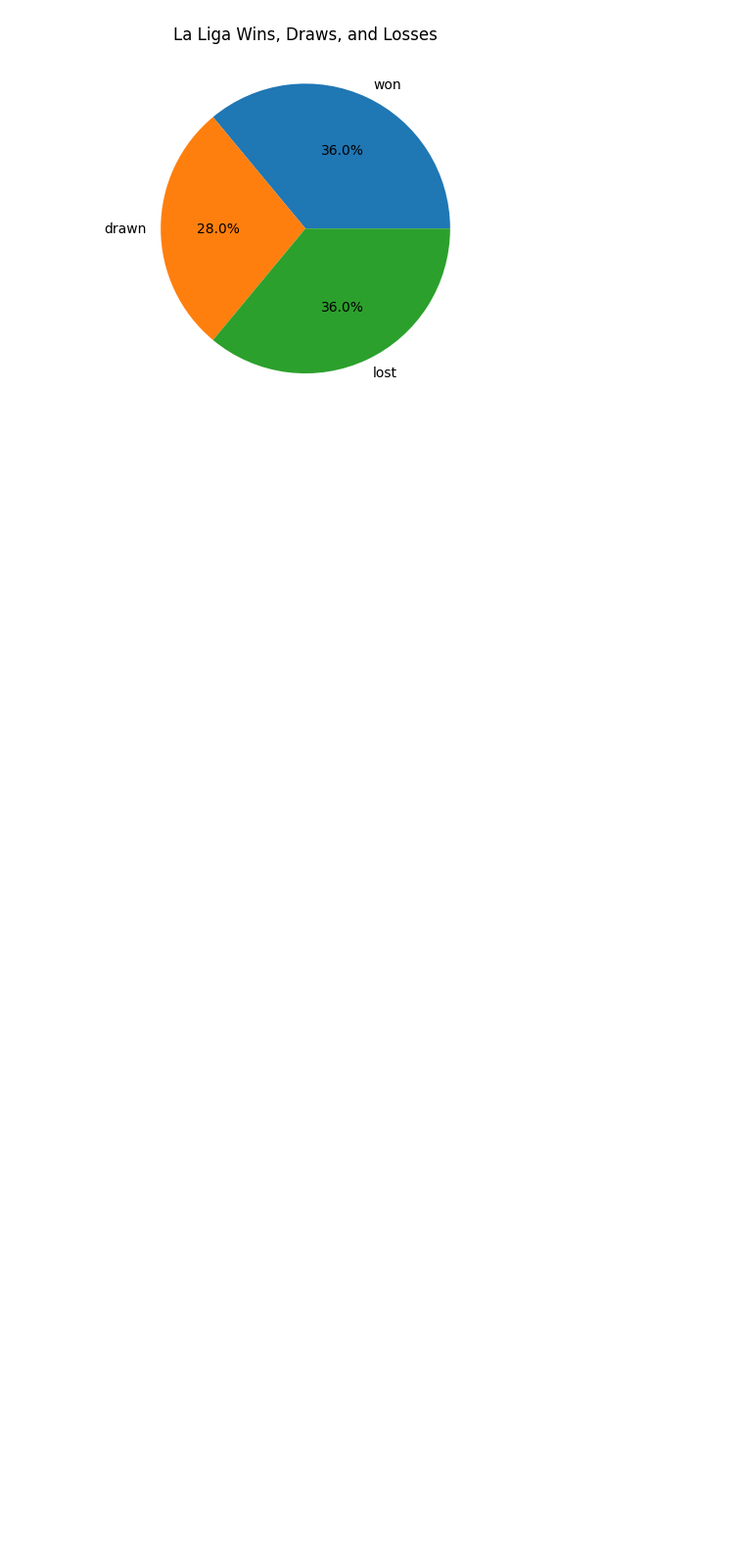
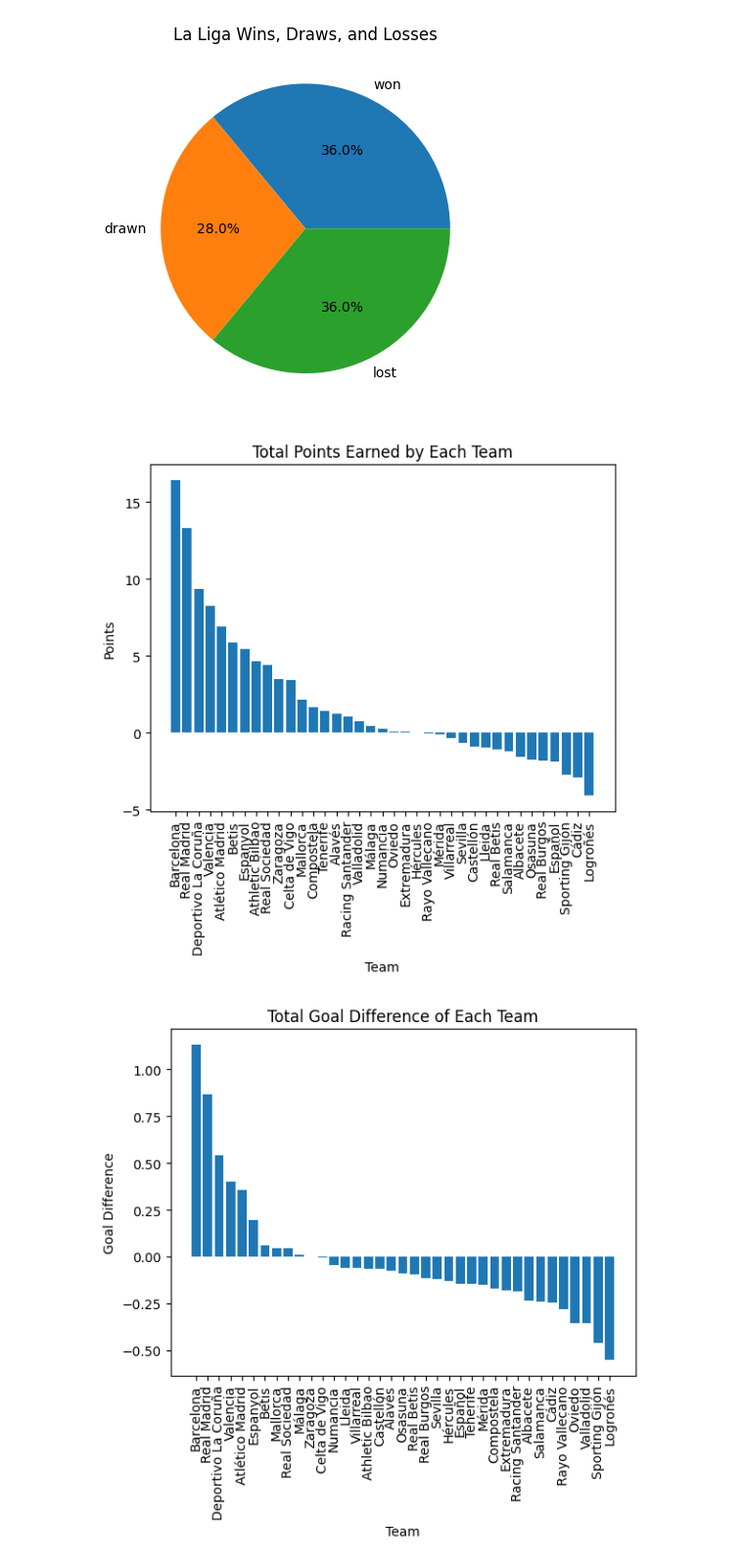
Before and after one commit to shaikhmq20/laliga-winner-predictor, a Jupyter notebook: match_data/eda_1990-00.ipynb, the cells around one changed output. Shown: that part at 98% size. Drawn from its saved outputs; the diff is of its cells as text; code cells hidden in the pictures; blank space fills up the shorter version.

```diff
--- a/match_data/eda_1990-00.ipynb
+++ b/match_data/eda_1990-00.ipynb
@@ -139,3 +143,46 @@ plt.title('La Liga Wins, Draws, and Losses')
 plt.show()
 # %% [output]
 [figure]
+# %%
+arr=[]
+year1=1990
+year2=1991
+while(year1!=2000):
+    string=str(year1)+"-"+str(year2)[2:]
+    final_string="./normalized_data/"+string+"_normalized.csv"
+    arr.append(final_string)
+    year1=year1+1
+    year2=year2+1
+data_frames = []
+for file_name in arr:
+    data = pd.read_csv(file_name)
+    data_frames.append(data)
+df = pd.concat(data_frames)
+
+# Create a new dataframe that groups the data by team
+team_df = df.groupby('team').sum()
+
+# Sort the teams by total points
+team_df = team_df.sort_values('points', ascending=False)
+
+# Plot the bar chart of points earned
+plt.bar(team_df.index, team_df['points'])
+plt.xticks(rotation=90)
+plt.title('Total Points Earned by Each Team')
+plt.xlabel('Team')
+plt.ylabel('Points')
+plt.show()
+
+# Sort the teams by goal difference
+team_df = team_df.sort_values('goal_difference', ascending=False)
+
+# Plot the bar chart of goal difference
+plt.bar(team_df.index, team_df['goal_difference'])
+plt.xticks(rotation=90)
+plt.title('Total Goal Difference of Each Team')
+plt.xlabel('Team')
+plt.ylabel('Goal Difference')
+plt.show()
+# %% [output]
+[figure, added]
+[figure, added]
```
Also changed, not shown: parts of 2 cells of this notebook, 9 other files.
